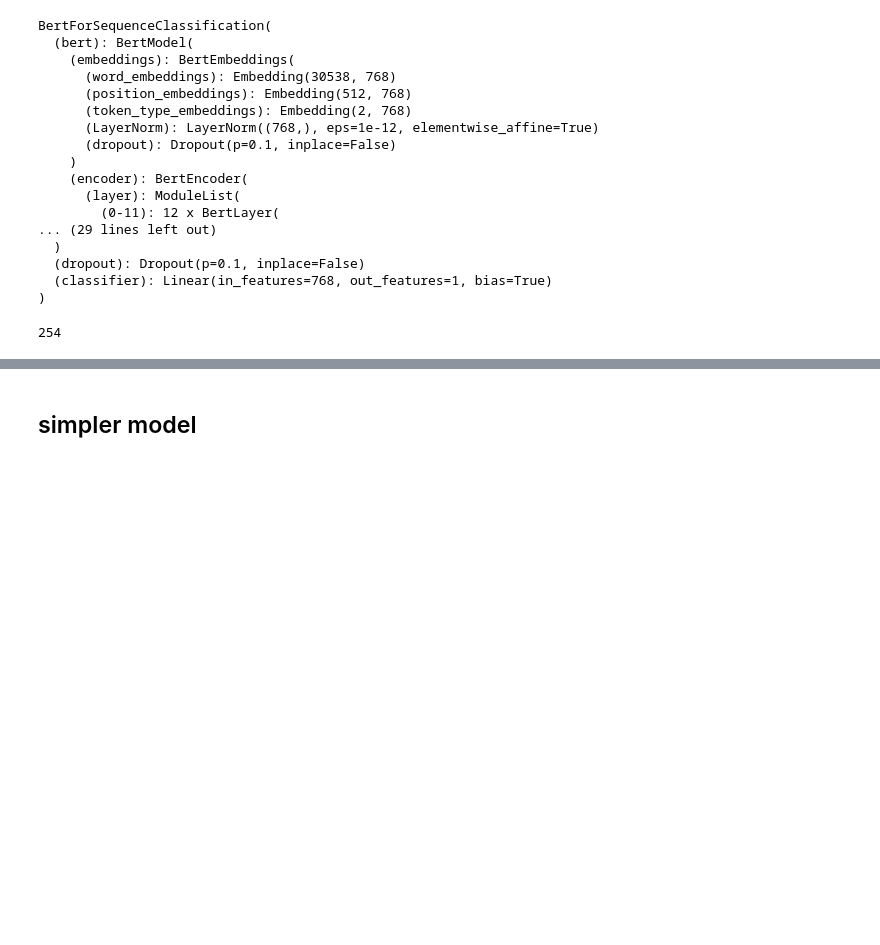
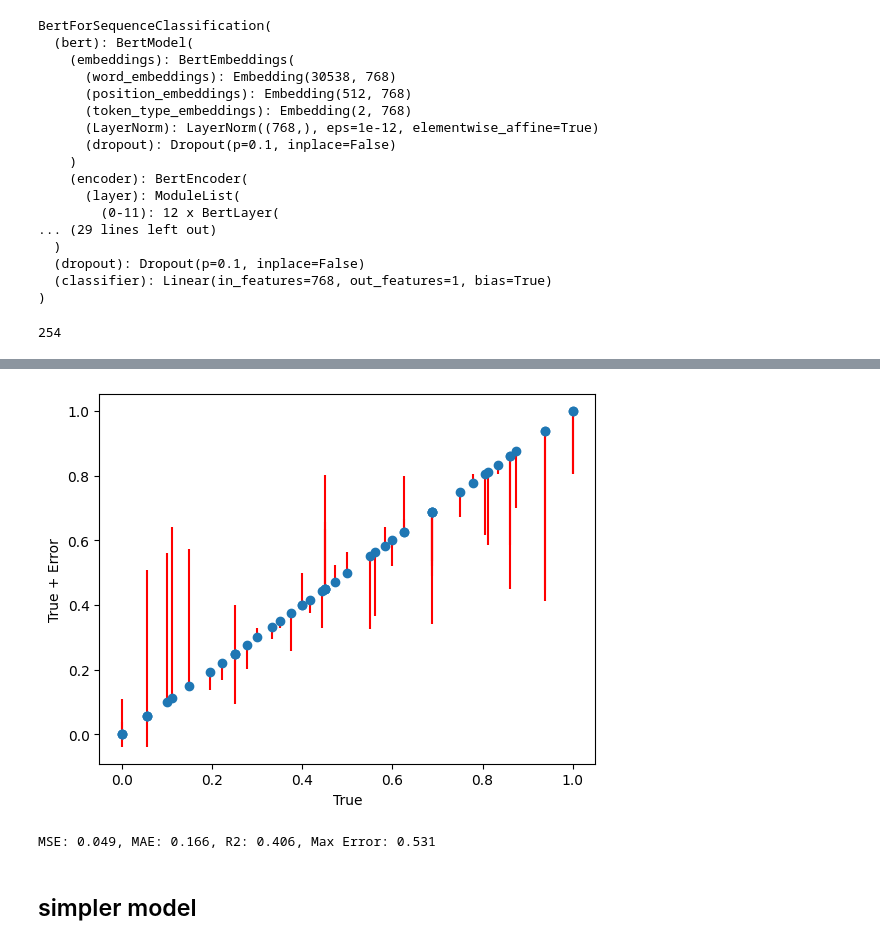
Before and after one commit to pagand/AITutor_SeqModeling, a Jupyter notebook: SeqModel/seqmodeling.ipynb, the cells around one changed output, grey strips where cells are left out. Cells and saved outputs as stored; diff of their text form; code cells hidden in the pictures; blank space fills up the shorter version.

```diff
--- a/SeqModel/seqmodeling.ipynb
+++ b/SeqModel/seqmodeling.ipynb
@@ -675,3 +671,31 @@ Best prediction:
+# %%
+# sort the values of y_true, then change the y_pred accordingly
+y_true_sorted = np.sort(y_true)
+y_pred_sorted = y_pred[np.argsort(y_true)]
+
+# compute yerr up and down error
+yerr = y_pred_sorted - y_true_sorted
+yerr_up = [0 if x < 0 else x for x in yerr]
+yerr_down = [0 if x > 0 else -x for x in yerr]
+yerr_ud = np.array([yerr_down, yerr_up])
+
+# plot errorbar  (y_true - y_pred) for each value of y_true
+plt.errorbar(y_true_sorted,y_true_sorted,yerr= yerr_ud, fmt='o',ecolor = "red")
+plt.xlabel('True')
+plt.ylabel('True + Error')
+plt.show()
+# %% [output]
+[figure, added]
+# %%
+# create metrics for the model from Y_pred and Y_true
+from sklearn.metrics import mean_squared_error, mean_absolute_error, r2_score
+mse = mean_squared_error(y_true, y_pred)
+mae = mean_absolute_error(y_true, y_pred)
+r2 = r2_score(y_true, y_pred)
+max_error = np.max(np.abs(y_true - y_pred))
+print(f"MSE: {mse:.3f}, MAE: {mae:.3f}, R2: {r2:.3f}, Max Error: {max_error:.3f}")
+# %% [output]
+MSE: 0.049, MAE: 0.166, R2: 0.406, Max Error: 0.531
 # %% [markdown]
 ## simpler model
 # %%
```
Also changed, not shown: parts of 17 cells of this notebook.
